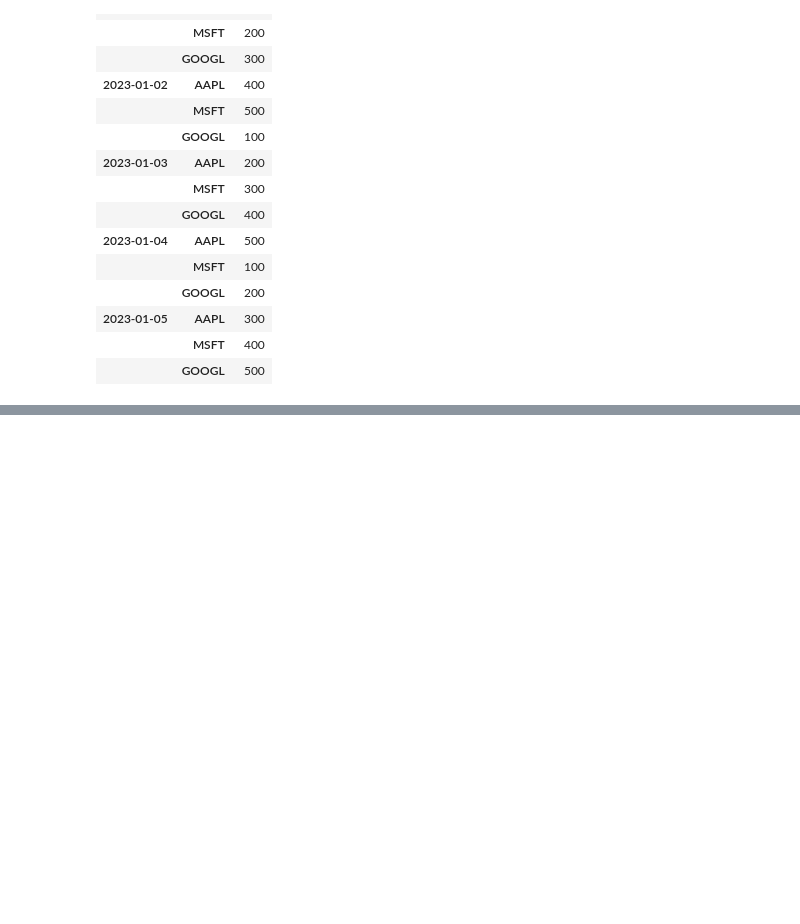
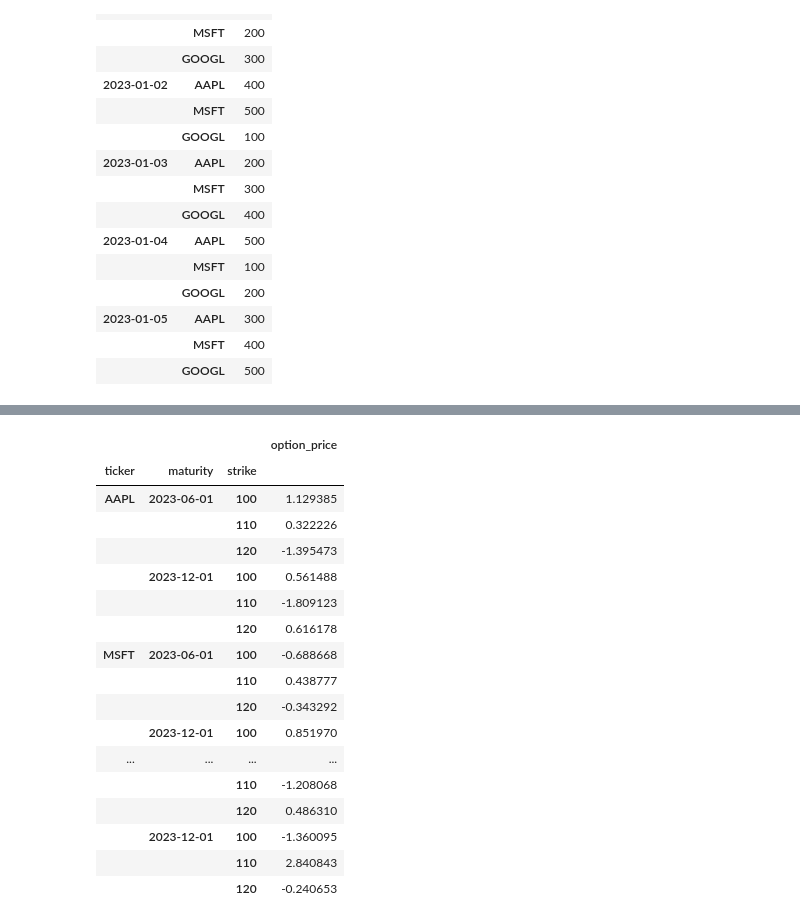
Before and after one commit to ChopinNo3Op9/Stock-Analysis, a Jupyter notebook: multi index finance.ipynb, the cells around one changed output, grey strips where cells are left out. Saved outputs shown, nothing was run; the diff lists cells and outputs as text; code cells hidden in the pictures; blank space fills up the shorter version.

```diff
--- a/multi index finance.ipynb
+++ b/multi index finance.ipynb
@@ -97,0 +229,25 @@ price_data
+# %%
+strikes = [100, 110, 120]
+maturities = ['2023-06-01', '2023-12-01']
+index = pd.MultiIndex.from_product([tickers, maturities, strikes], names=['ticker', 'maturity', 'strike'])
+option_data = pd.DataFrame(np.random.randn(18, 1), index=index, columns=['option_price'])
+option_data
+# %% [output]
+|  |  |  | option_price |
+| ticker | maturity | strike |  |
+| AAPL | 2023-06-01 | 100 | 1.129385 |
+|  |  | 110 | 0.322226 |
+|  |  | 120 | -1.395473 |
+|  | 2023-12-01 | 100 | 0.561488 |
+|  |  | 110 | -1.809123 |
+|  |  | 120 | 0.616178 |
+| MSFT | 2023-06-01 | 100 | -0.688668 |
+|  |  | 110 | 0.438777 |
+|  |  | 120 | -0.343292 |
+|  | 2023-12-01 | 100 | 0.851970 |
+| ... | ... | ... | ... |
+|  |  | 110 | -1.208068 |
+|  |  | 120 | 0.486310 |
+|  | 2023-12-01 | 100 | -1.360095 |
+|  |  | 110 | 2.840843 |
+|  |  | 120 | -0.240653 |
```
Also changed, not shown: parts of 11 cells of this notebook, 3 other files.
